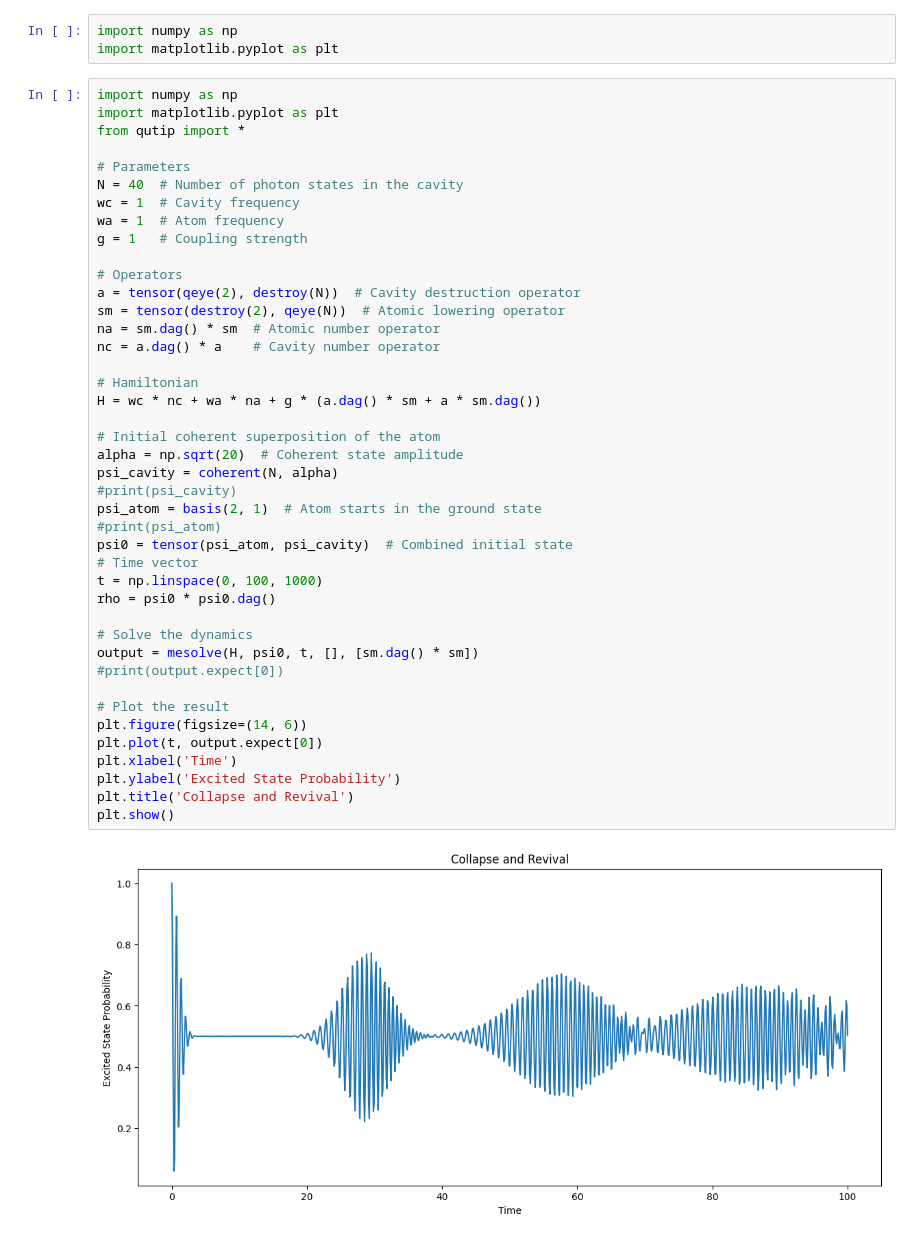
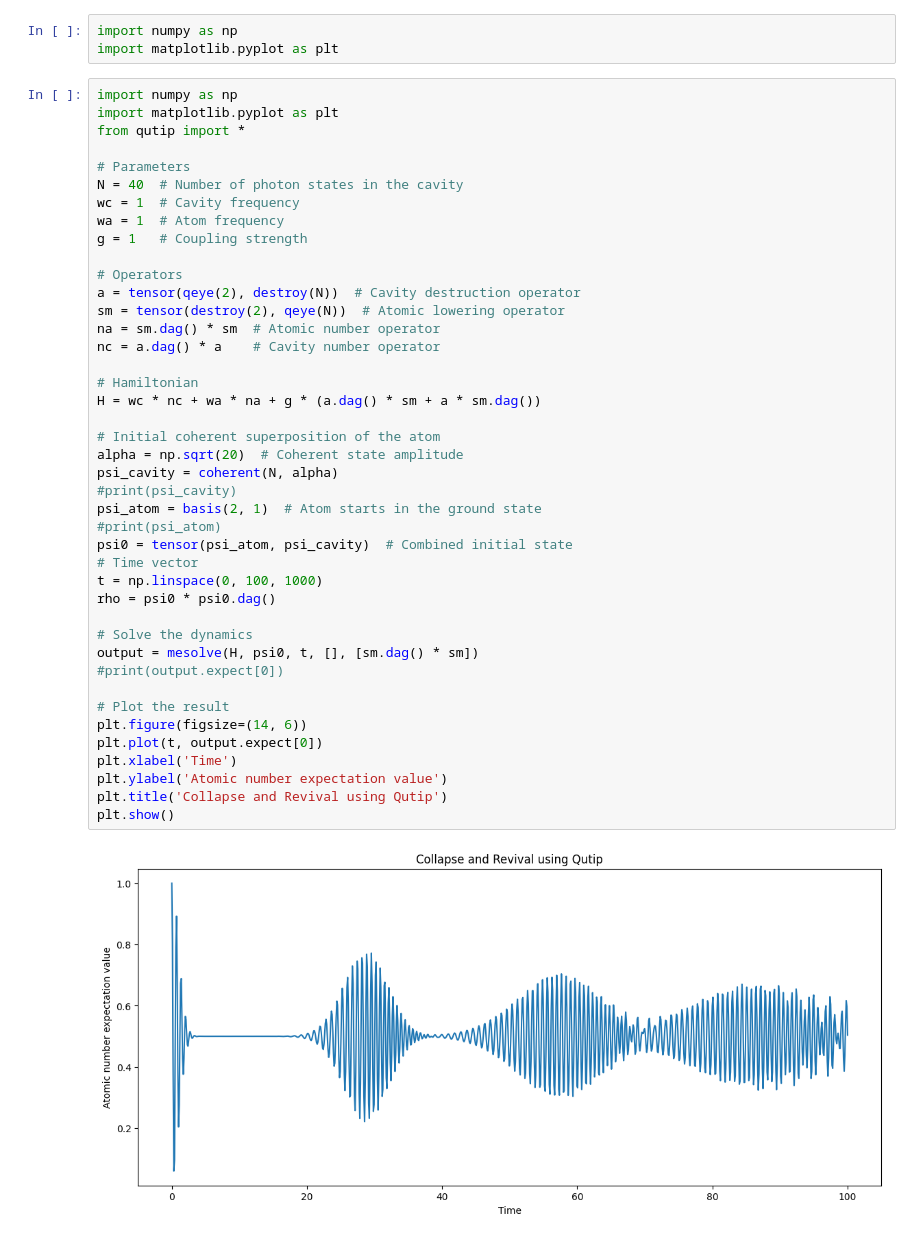
Before and after one commit to molendziak/TFM, a Jupyter notebook: JC_Qutip_plots.ipynb, the cells around one changed output. Drawn from its saved outputs; the diff is of its cells as text.

```diff
--- a/JC_Qutip_plots.ipynb
+++ b/JC_Qutip_plots.ipynb
@@ -15,33 +15,33 @@ g = 1   # Coupling strength
 # Operators
 a = tensor(qeye(2), destroy(N))  # Cavity destruction operator
 sm = tensor(destroy(2), qeye(N))  # Atomic lowering operator
 na = sm.dag() * sm  # Atomic number operator
 nc = a.dag() * a    # Cavity number operator
 
 # Hamiltonian
 H = wc * nc + wa * na + g * (a.dag() * sm + a * sm.dag())
 
 # Initial coherent superposition of the atom
 alpha = np.sqrt(20)  # Coherent state amplitude
 psi_cavity = coherent(N, alpha)
 #print(psi_cavity)
 psi_atom = basis(2, 1)  # Atom starts in the ground state
 #print(psi_atom)
 psi0 = tensor(psi_atom, psi_cavity)  # Combined initial state
 # Time vector
 t = np.linspace(0, 100, 1000)
 rho = psi0 * psi0.dag()
 
 # Solve the dynamics
 output = mesolve(H, psi0, t, [], [sm.dag() * sm])
 #print(output.expect[0])
 
 # Plot the result
 plt.figure(figsize=(14, 6))
 plt.plot(t, output.expect[0])
 plt.xlabel('Time')
-plt.ylabel('Excited State Probability')
-plt.title('Collapse and Revival')
+plt.ylabel('Atomic number expectation value')
+plt.title('Collapse and Revival using Qutip')
 plt.show()
 # %% [output]
-[figure, old version]
+[figure, new version]
```
Also changed, not shown: 1 other file.
